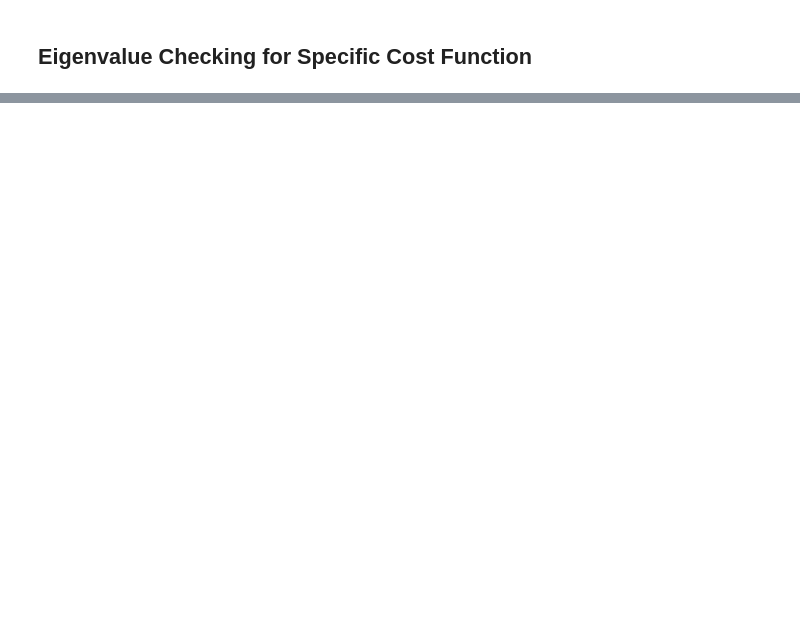
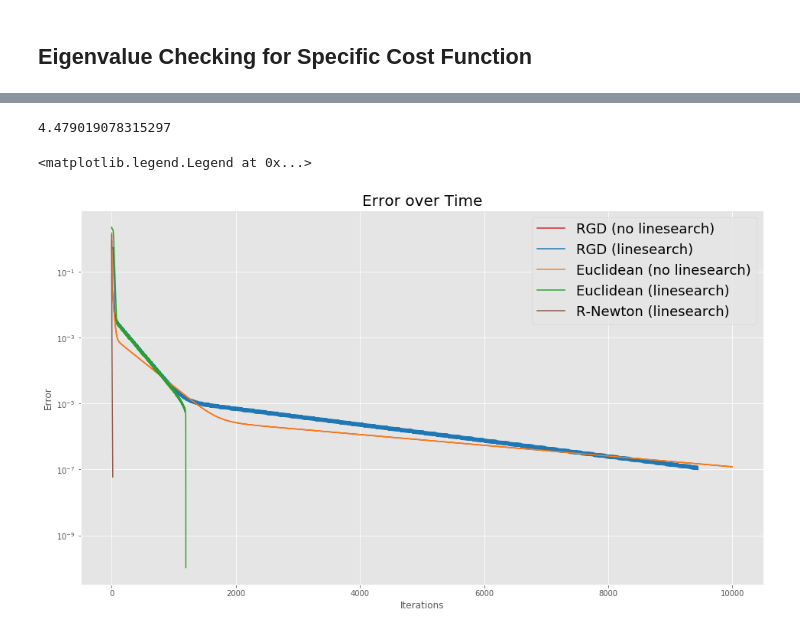
Before and after one commit to brfi3983/Manifold-Optimization, a Jupyter notebook: pymanopt_testing.ipynb, the cells around one changed output, grey strips where cells are left out. Cells and saved outputs as stored; diff of their text form; code cells hidden in the pictures; blank space fills up the shorter version.

Commit message:
newtons method

```diff
--- a/pymanopt_testing.ipynb
+++ b/pymanopt_testing.ipynb
@@ -290,0 +299,21 @@ Ours: [[-0.33780959]
+# %%
+def RNM(x, gradR, gradRet, Hess_f, tol=1e-7, max_iter=1e4):
+    x_prev = x
+    err = []
+    for i in range(int(max_iter)):
+        s_k = np.linalg.inv(Hess_f(x)) @ - gradR(x)
+        x = gradRet(s_k, x)
+
+        error = np.linalg.norm(x - x_prev)/np.linalg.norm(x)
+        err.append(error)
+        if error < tol: # stopping criteria
+            return x, err
+        x_prev = x
+
+    print('Reached Max Iterations...')
+    return x, err
+def Hess_f(x):
+    return A
+# %%
+# Running Riemannan Newton's Method
+x_optimal_newton = RNM(x_0, gradR, sphere_R_map, Hess_f)
@@ -290,0 +334,19 @@ Ours: [[-0.33780959]
+# %%
+np.linalg.norm(x_optimal_newton[0] - Xopt) / np.linalg.norm(Xopt)
+# %% [output]
+4.479019078315297
+# %%
+# Plotting local error over time
+plt.plot(x_optimal[1], color='tab:red', label='RGD (no linesearch)')
+plt.plot(x_optimal_ls[1], color='tab:blue', label='RGD (linesearch)')
+plt.plot(x_optimal_eucl[1], color='tab:orange', label='Euclidean (no linesearch)')
+plt.plot(x_optimal_eucl_ls[1], color='tab:green', label='Euclidean (linesearch)')
+plt.plot(x_optimal_newton[1], color='tab:brown', label='R-Newton (linesearch)')
+plt.title('Error over Time', fontsize=20)
+plt.xlabel('Iterations')
+plt.ylabel('Error')
+plt.yscale('log')
+plt.legend(fontsize=18)
+# %% [output]
+<matplotlib.legend.Legend at 0x...>
+[figure, added]
```
Also changed, not shown: parts of 20 cells of this notebook.
